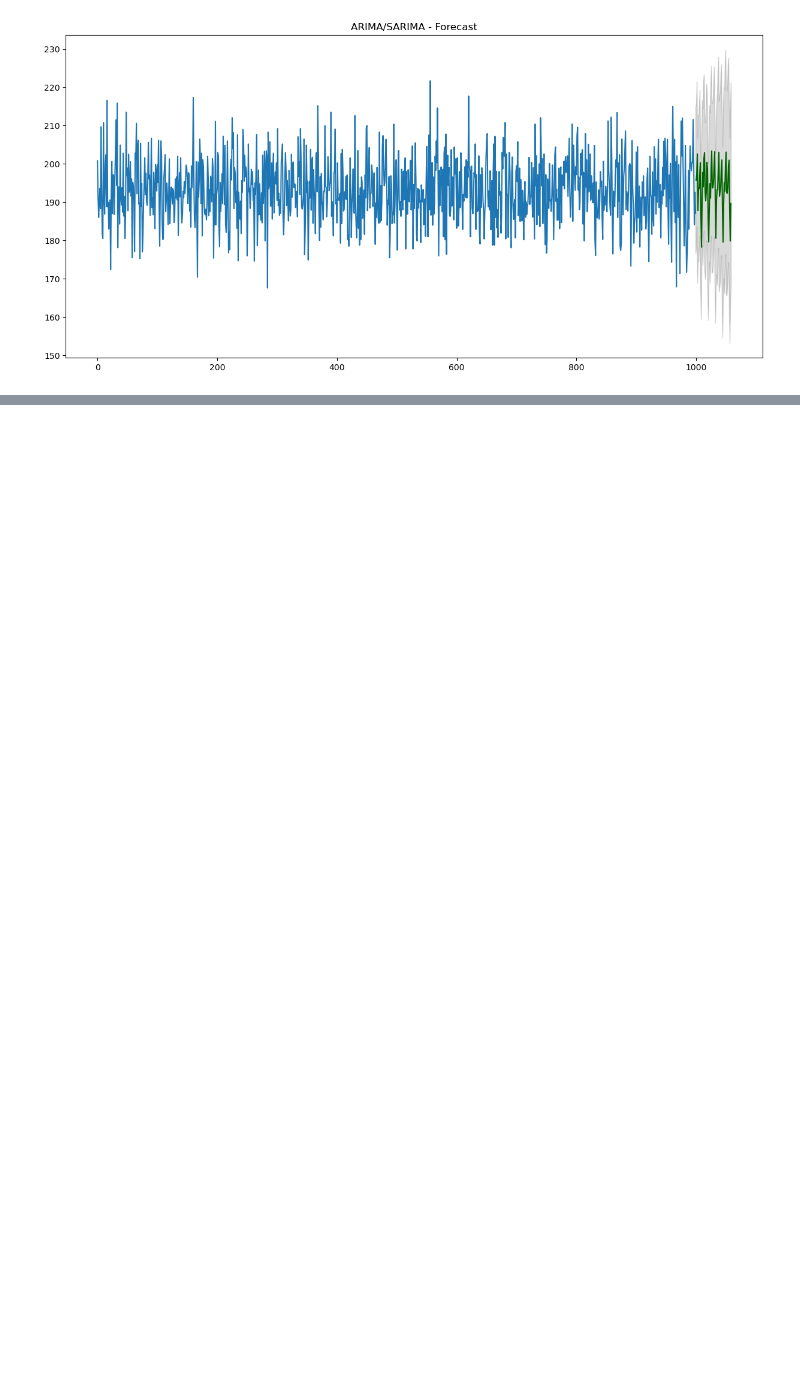
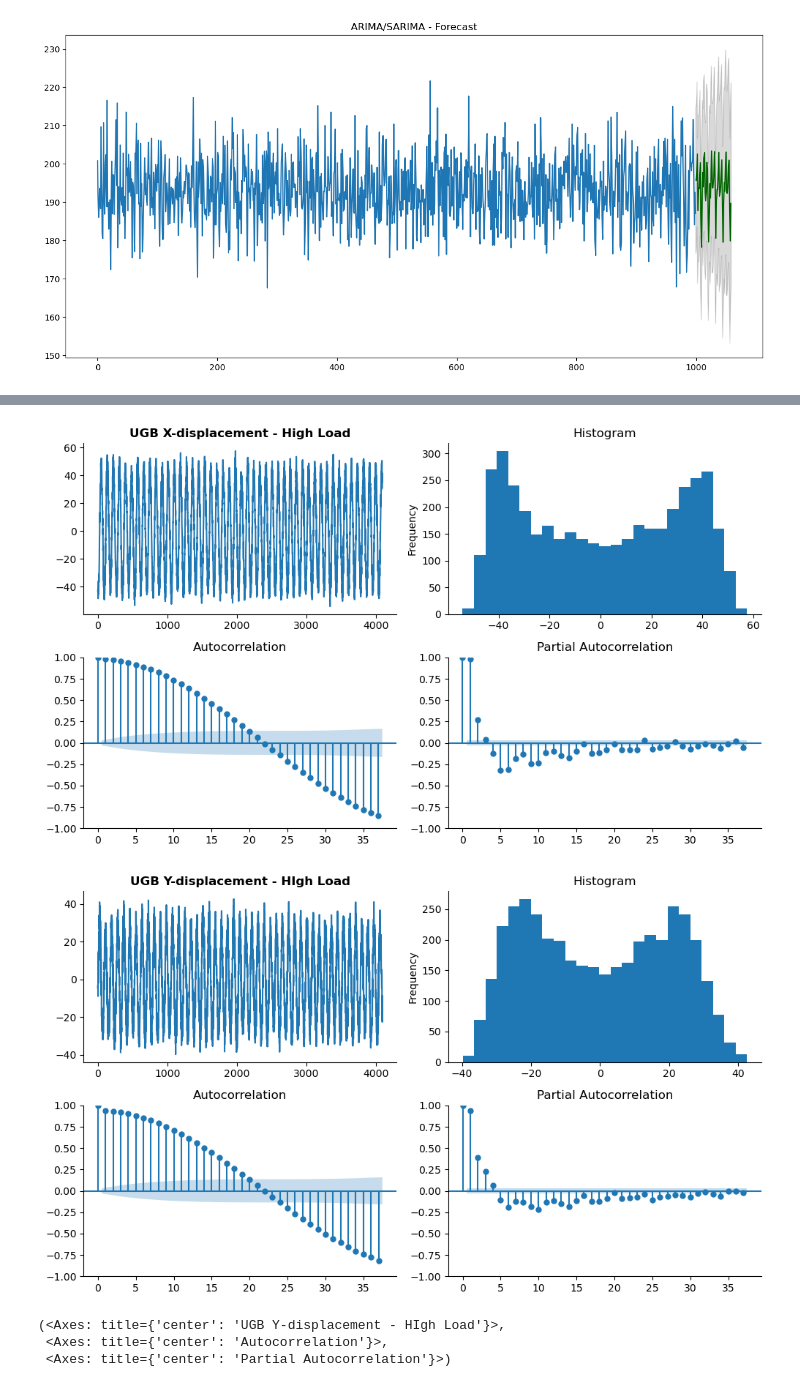
Before and after one commit to mekatronik-achmadi/Predict-CBM, a Jupyter notebook: Vale/TestOlahPy/plant_modelling/model_time_series.ipynb, the cells around one changed output, grey strips where cells are left out. Saved outputs shown, nothing was run; the diff lists cells and outputs as text; code cells hidden in the pictures; blank space fills up the shorter version.

```diff
--- a/Vale/TestOlahPy/plant_modelling/model_time_series.ipynb
+++ b/Vale/TestOlahPy/plant_modelling/model_time_series.ipynb
@@ -124,0 +145,34 @@ forecast(SARIMA_model)
+# %%
+# additional function
+def tsplot(y, title, lags=None, figsize=(10, 6)):
+    fig = plt.figure(figsize=figsize)
+    layout = (2, 2)
+    ts_ax = plt.subplot2grid(layout, (0, 0))
+    hist_ax = plt.subplot2grid(layout, (0, 1))
+    acf_ax = plt.subplot2grid(layout, (1, 0))
+    pacf_ax = plt.subplot2grid(layout, (1, 1))
+
+    y.plot(ax=ts_ax)
+    ts_ax.set_title(title, fontsize=12, fontweight='bold')
+    y.plot(ax=hist_ax, kind='hist', bins=25)
+    hist_ax.set_title('Histogram')
+    sm.graphics.tsa.plot_acf(y, lags=lags, ax=acf_ax)
+    sm.graphics.tsa.plot_pacf(y, lags=lags, ax=pacf_ax)
+    sns.despine()
+    plt.tight_layout()
+    plt.show()
+    return ts_ax, acf_ax, pacf_ax
+# %%
+# load the data
+db_data_hl = pd.read_excel("LGS1_VibrationOrbit_2023_HighLoad.xlsx", sheet_name="Orbit Comparison")
+db_data_nl = pd.read_excel("LGS1_VibrationOrbit_2023_NormalLoad.xlsx", sheet_name="Orbit Comparison")
+db_data_ll = pd.read_excel("LGS1_VibrationOrbit_2023_LowLoad.xlsx", sheet_name="Orbit Comparison")
+# %%
+# extract the variable
+db_data = db_data_hl
+
+ugb_x = db_data['UGB – Disp – Overall – X']
+ugb_y = db_data['UGB – Disp – Overall – Y']
+
+ugb = db_data[['UGB – Disp – Overall – X', 'UGB – Disp – Overall – Y']]
+ugb
@@ -124,0 +193,9 @@ forecast(SARIMA_model)
+# %%
+tsplot(ugb_x, 'UGB X-displacement - High Load')
+tsplot(ugb_y, 'UGB Y-displacement - HIgh Load')
+# %% [output]
+[figure, added]
+[figure, added]
+(<Axes: title={'center': 'UGB Y-displacement - HIgh Load'}>,
+ <Axes: title={'center': 'Autocorrelation'}>,
+ <Axes: title={'center': 'Partial Autocorrelation'}>)
```
Also changed, not shown: parts of 9 cells of this notebook, 4 other files.
